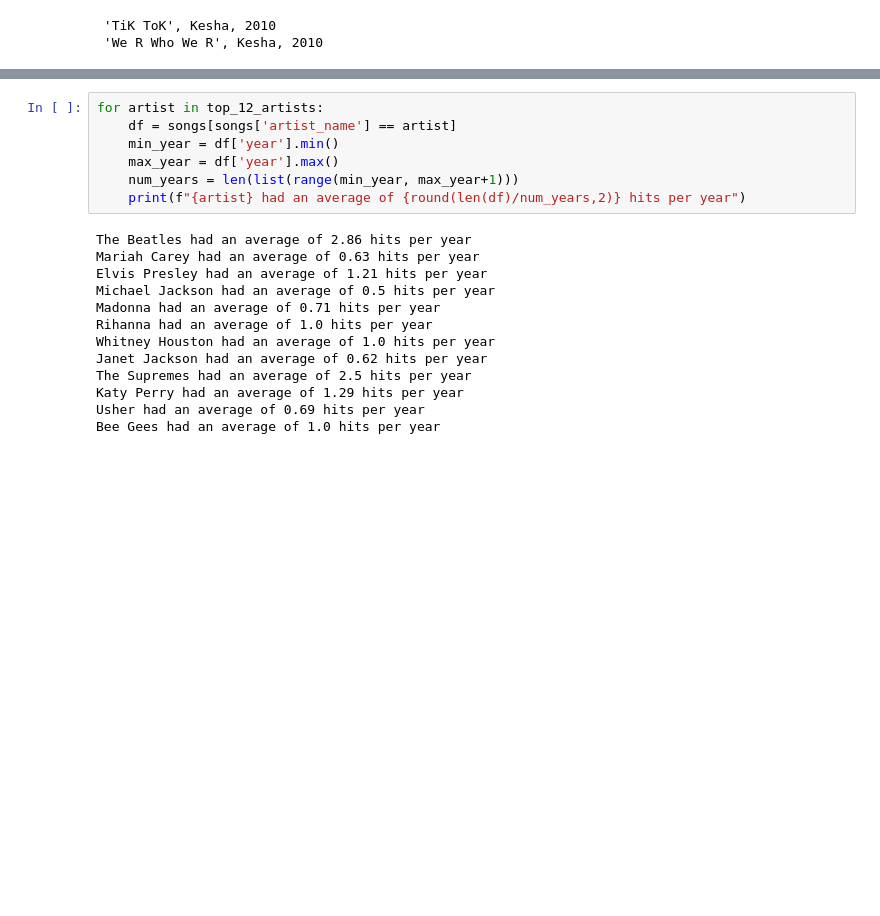
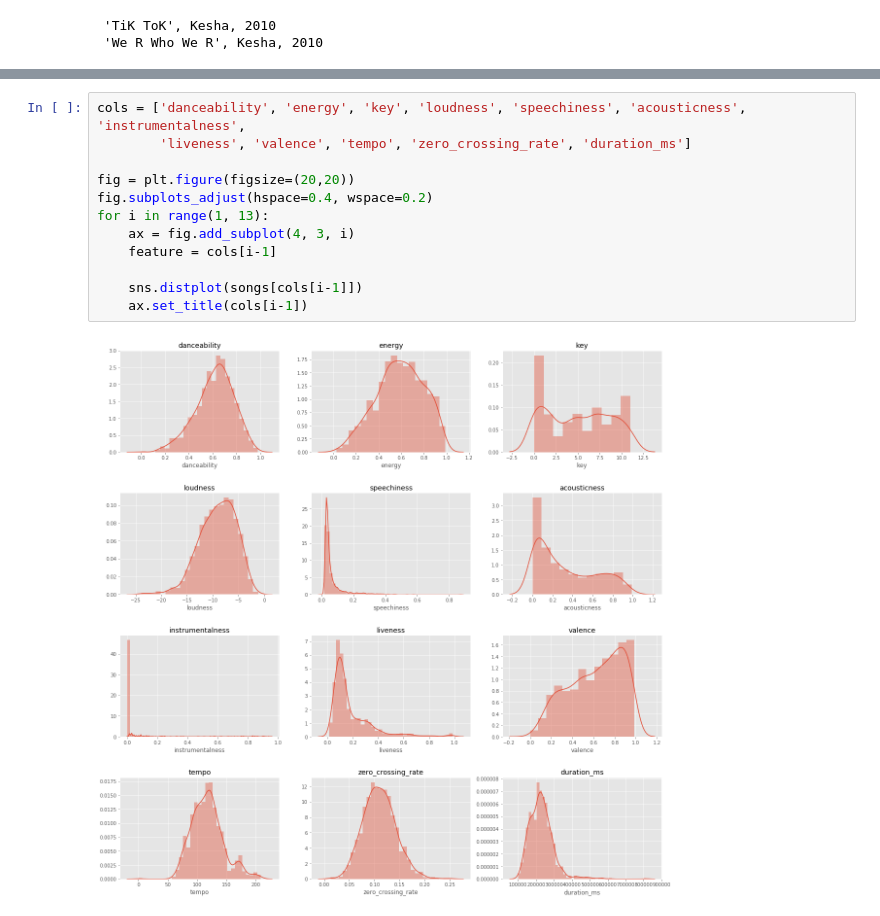
Before and after one commit to d-alvear/Analyzing-Music-by-Decade, a Jupyter notebook: notebooks/7-data-exploration.ipynb, the cells around one changed output, grey strips where cells are left out. Saved outputs shown, nothing was run; the diff lists cells and outputs as text; blank space fills up the shorter version.

```diff
--- a/notebooks/7-data-exploration.ipynb
+++ b/notebooks/7-data-exploration.ipynb
@@ -254,20 +259,14 @@ Upon looking at the other __top hit makers__, we see similar gaps where there ar
-# %%
-for artist in top_12_artists:
-    df = songs[songs['artist_name'] == artist]
-    min_year = df['year'].min()
-    max_year = df['year'].max()
-    num_years = len(list(range(min_year, max_year+1)))
-    print(f"{artist} had an average of {round(len(df)/num_years,2)} hits per year")
-# %% [output]
-The Beatles had an average of 2.86 hits per year
-Mariah Carey had an average of 0.63 hits per year
-Elvis Presley had an average of 1.21 hits per year
-Michael Jackson had an average of 0.5 hits per year
-Madonna had an average of 0.71 hits per year
-Rihanna had an average of 1.0 hits per year
-Whitney Houston had an average of 1.0 hits per year
-Janet Jackson had an average of 0.62 hits per year
-The Supremes had an average of 2.5 hits per year
-Katy Perry had an average of 1.29 hits per year
-Usher had an average of 0.69 hits per year
-Bee Gees had an average of 1.0 hits per year
+# %%
+cols = ['danceability', 'energy', 'key', 'loudness', 'speechiness', 'acousticness', 'instrumentalness',
+        'liveness', 'valence', 'tempo', 'zero_crossing_rate', 'duration_ms']
+
+fig = plt.figure(figsize=(20,20))
+fig.subplots_adjust(hspace=0.4, wspace=0.2)
+for i in range(1, 13):
+    ax = fig.add_subplot(4, 3, i)
+    feature = cols[i-1]
+
+    sns.distplot(songs[cols[i-1]])
+    ax.set_title(cols[i-1])
+# %% [output]
+[figure, added]
```
Also changed, not shown: parts of 11 cells of this notebook, 2 other files.
